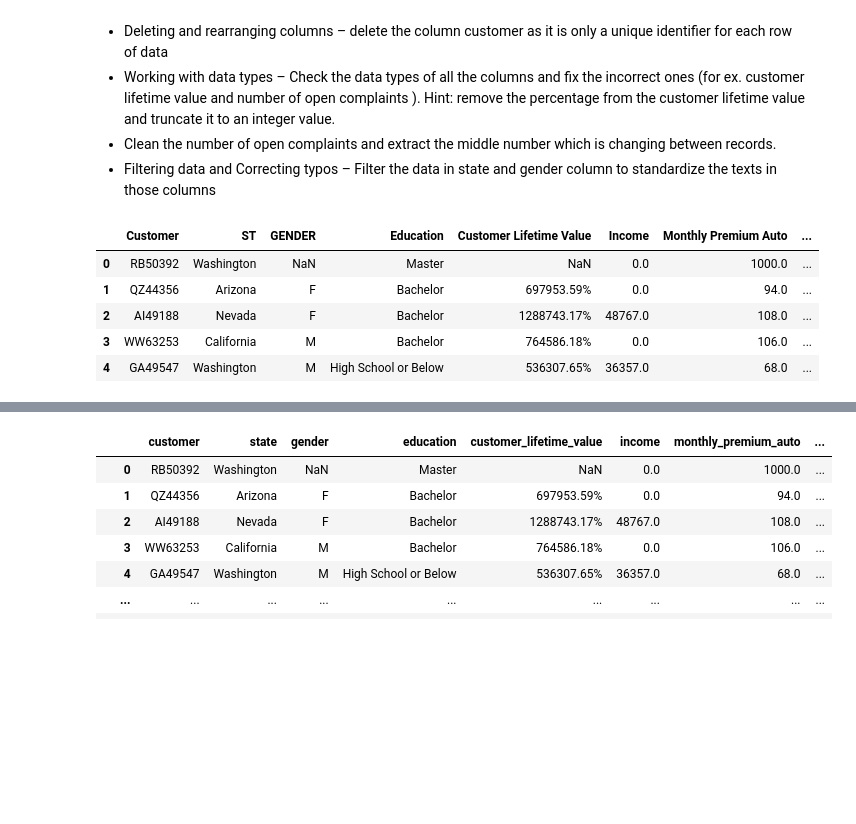
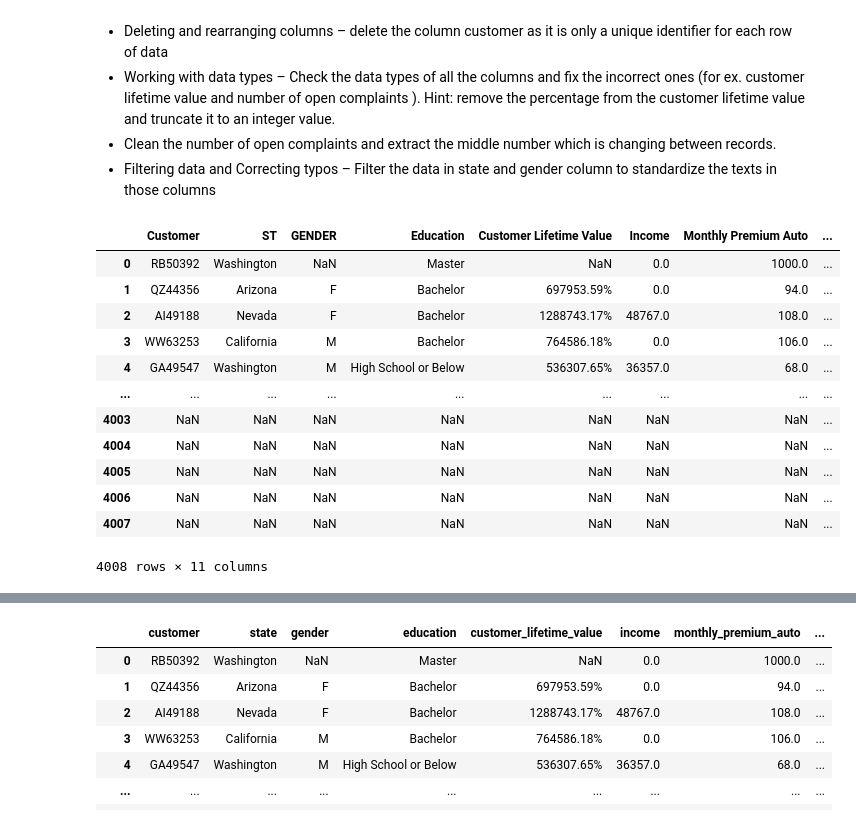
Before and after one commit to dablancog/Angelica_Ironhack_Labs, a Jupyter notebook: Week_2/Week_2_Activity_1_Lab.ipynb, the cells around one changed output, grey strips where cells are left out. Drawn from its saved outputs; the diff is of its cells as text; code cells hidden in the pictures; blank space fills up the shorter version.

```diff
--- a/Week_2/Week_2_Activity_1_Lab.ipynb
+++ b/Week_2/Week_2_Activity_1_Lab.ipynb
@@ -16,12 +17,20 @@ file1_df = pd.read_csv('file1.csv') #importing all 3 files
 file2_df = pd.read_csv('file2.csv')
 file3_df = pd.read_csv('file3.csv')
 # %%
-file1_df.head()
+#checking how file1 looks like
+file1_df
 # %% [output]
 |  | Customer | ST | GENDER | Education | Customer Lifetime Value | Income | Monthly Premium Auto | ... |
 | 0 | RB50392 | Washington | NaN | Master | NaN | 0.0 | 1000.0 | ... |
 | 1 | QZ44356 | Arizona | F | Bachelor | 697953.59% | 0.0 | 94.0 | ... |
 | 2 | AI49188 | Nevada | F | Bachelor | 1288743.17% | 48767.0 | 108.0 | ... |
 | 3 | WW63253 | California | M | Bachelor | 764586.18% | 0.0 | 106.0 | ... |
 | 4 | GA49547 | Washington | M | High School or Below | 536307.65% | 36357.0 | 68.0 | ... |
+| ... | ... | ... | ... | ... | ... | ... | ... | ... |
+| 4003 | NaN | NaN | NaN | NaN | NaN | NaN | NaN | ... |
+| 4004 | NaN | NaN | NaN | NaN | NaN | NaN | NaN | ... |
+| 4005 | NaN | NaN | NaN | NaN | NaN | NaN | NaN | ... |
+| 4006 | NaN | NaN | NaN | NaN | NaN | NaN | NaN | ... |
+| 4007 | NaN | NaN | NaN | NaN | NaN | NaN | NaN | ... |
+4008 rows × 11 columns
 # %%
```
Also changed, not shown: parts of 40 cells of this notebook, 1 other file.
